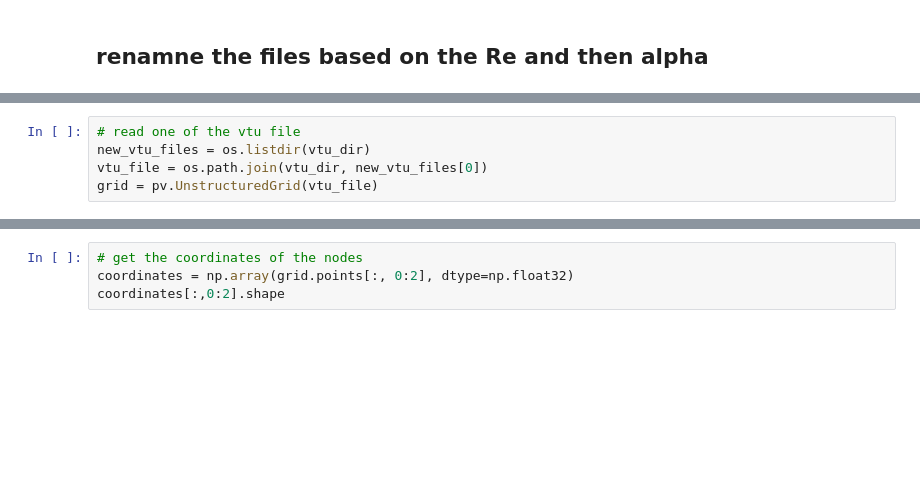
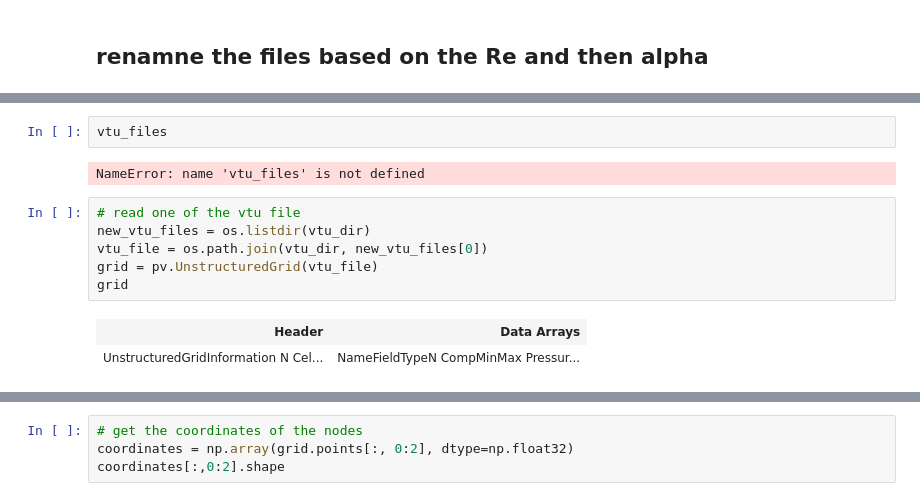
Before and after one commit to Arviano-Yuono/GAE-ROM, a Jupyter notebook: dataload_rans.ipynb, the cells around one changed output, grey strips where cells are left out. Saved outputs shown, nothing was run; the diff lists cells and outputs as text; blank space fills up the shorter version.

```diff
--- a/dataload_rans.ipynb
+++ b/dataload_rans.ipynb
@@ -31,5 +70,13 @@ NameError: name 'sorted_vtu_files' is not defined
+# %%
+vtu_files
+# %% [output]
+NameError: name 'vtu_files' is not defined
 # %%
 # read one of the vtu file
 new_vtu_files = os.listdir(vtu_dir)
 vtu_file = os.path.join(vtu_dir, new_vtu_files[0])
 grid = pv.UnstructuredGrid(vtu_file)
+grid
+# %% [output]
+| Header | Data Arrays |
+| UnstructuredGridInformation N Cel... | NameFieldTypeN CompMinMax Pressur... |
```
Also changed, not shown: parts of 14 cells of this notebook, 12 other files.
